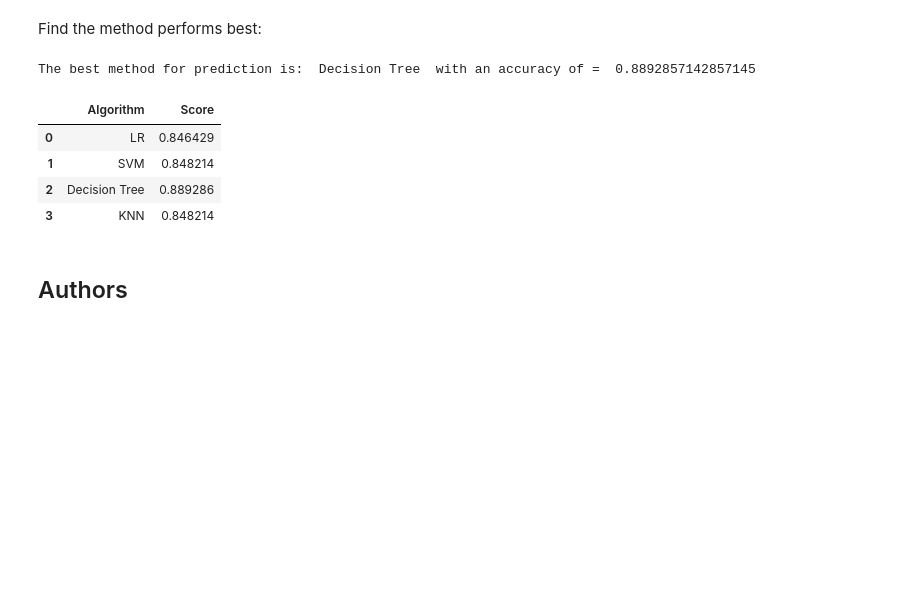
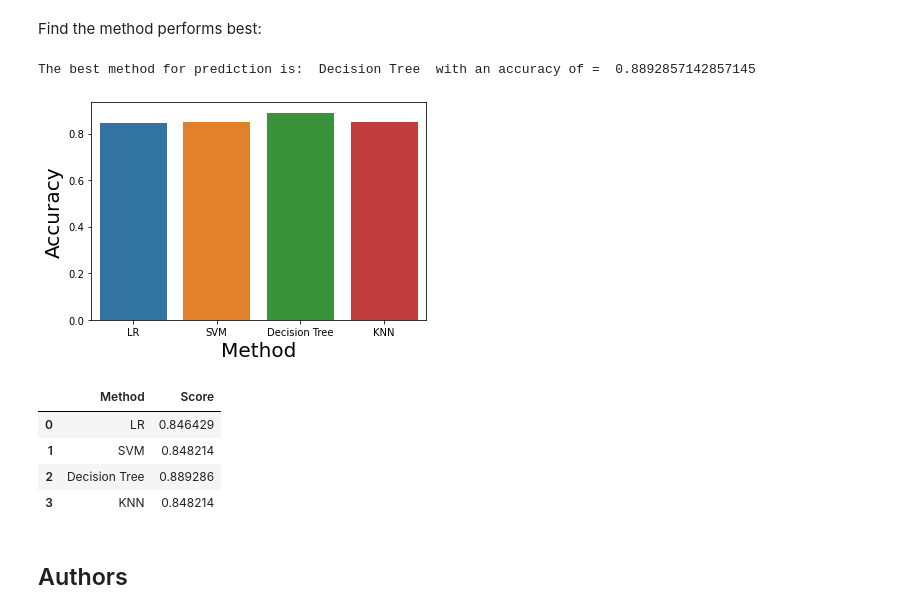
Before and after one commit to rsegovia97/DS-ML-Capstone, a Jupyter notebook: Machine Learning Prediction Lab.ipynb, the cells around one changed output. Drawn from its saved outputs; the diff is of its cells as text; code cells hidden in the pictures; blank space fills up the shorter version.

```diff
--- a/Machine Learning Prediction Lab.ipynb
+++ b/Machine Learning Prediction Lab.ipynb
@@ -333,13 +333,21 @@ plot_confusion_matrix(Y_test,yhat)
 # %% [markdown]
 Find the method performs best:
 # %%
-df_results = pd.DataFrame({'Algorithm': ['LR','SVM','Decision Tree','KNN'],'Score': [logreg_cv.best_score_,svm_cv.best_score_,tree_cv.best_score_,knn_cv.best_score_]})
+df_results = pd.DataFrame({'Method': ['LR','SVM','Decision Tree','KNN'],'Score': [logreg_cv.best_score_,svm_cv.best_score_,tree_cv.best_score_,knn_cv.best_score_]})
 
-print('The best method for prediction is: ', df_results.loc[df_results['Score'].idxmax(), 'Algorithm'],' with an accuracy of = ',df_results['Score'].max())
+print('The best method for prediction is: ', df_results.loc[df_results['Score'].idxmax(), 'Method'],' with an accuracy of = ',df_results['Score'].max())
+# df_results
+
+sns.barplot(x="Method", y="Score", data=df_results)
+plt.xlabel("Method",fontsize=20)
+plt.ylabel("Accuracy",fontsize=20)
+plt.show()
+
 df_results
 # %% [output]
 The best method for prediction is:  Decision Tree  with an accuracy of =  0.8892857142857145
+[figure, added]
-|  | Algorithm | Score |
+|  | Method | Score |
 | 0 | LR | 0.846429 |
 | 1 | SVM | 0.848214 |
 | 2 | Decision Tree | 0.889286 |
```
Also changed, not shown: parts of 3 cells of this notebook.
